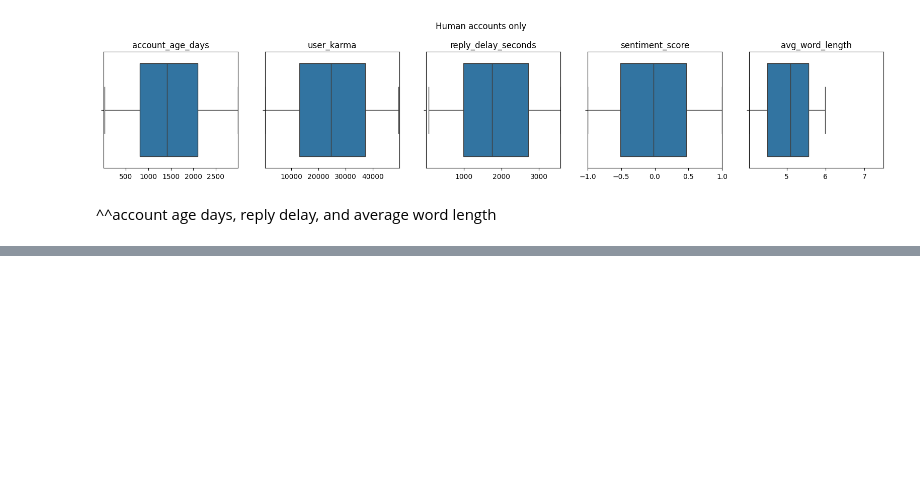
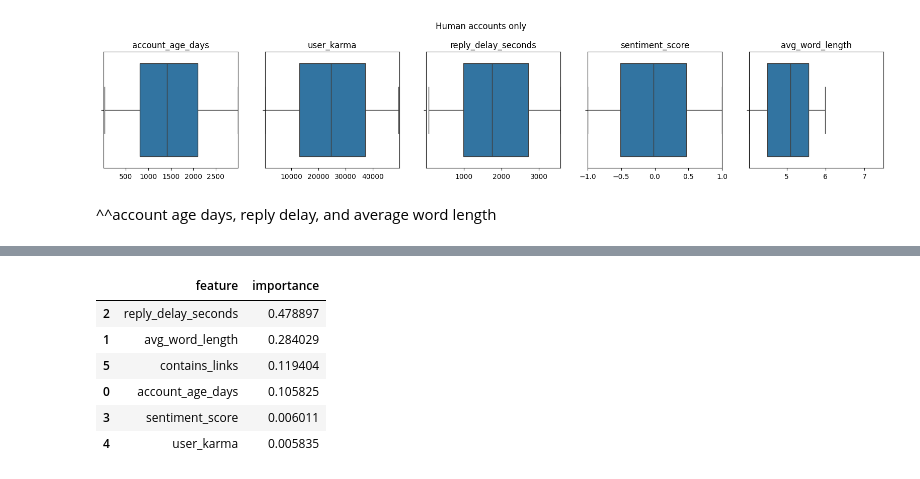
Before and after one commit to abbyk06/DeadInternet, a Jupyter notebook: deadInternet.ipynb, the cells around one changed output, grey strips where cells are left out. Drawn from its saved outputs; the diff is of its cells as text; code cells hidden in the pictures; blank space fills up the shorter version.

Commit message:
Feature selection

```diff
--- a/deadInternet.ipynb
+++ b/deadInternet.ipynb
@@ -214,0 +223,12 @@ plt.show()
+# %%
+#Preparing data
+from sklearn.model_selection import train_test_split
+X = df[['account_age_days', 'avg_word_length', 'reply_delay_seconds', 'sentiment_score', 'user_karma', 'contains_links']]
+y= df['is_bot_flag']
+
+##CHECK THESE
+X_train, x_test, y_train, y_test = train_test_split(X, y, test_size=0.2, random_state = 42)
+
+#Correlations
+correlations = X.corrwith(y).sort_values(key=abs, ascending=False)
+correlations
@@ -214,0 +243,18 @@ plt.show()
+# %%
+#Training
+from sklearn.ensemble import RandomForestClassifier
+rf = RandomForestClassifier(random_state=42)
+rf.fit(X_train, y_train)
+
+feature_importance = pd.DataFrame({
+    'feature':X.columns,
+    'importance':rf.feature_importances_}).sort_values('importance', ascending=False)
+feature_importance
+# %% [output]
+|  | feature | importance |
+| 2 | reply_delay_seconds | 0.478897 |
+| 1 | avg_word_length | 0.284029 |
+| 5 | contains_links | 0.119404 |
+| 0 | account_age_days | 0.105825 |
+| 3 | sentiment_score | 0.006011 |
+| 4 | user_karma | 0.005835 |
```
Also changed, not shown: parts of 9 cells of this notebook.
